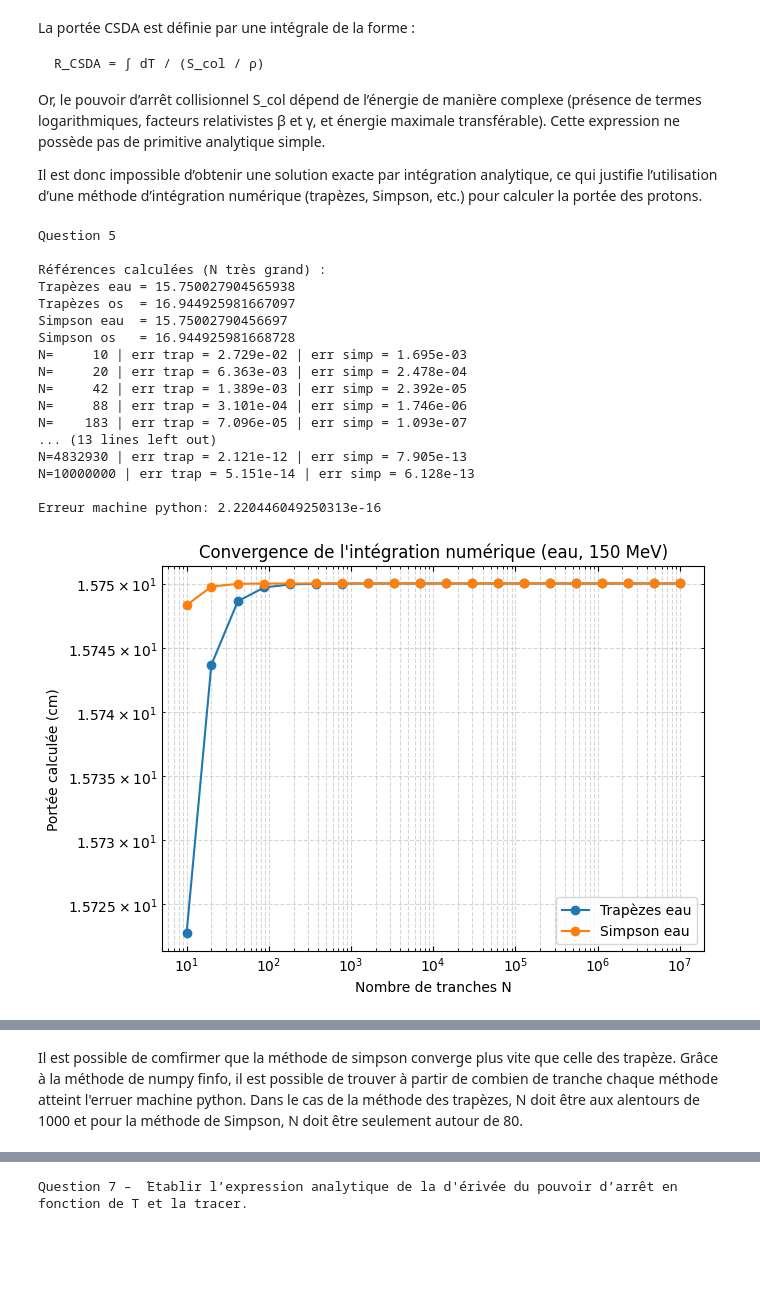
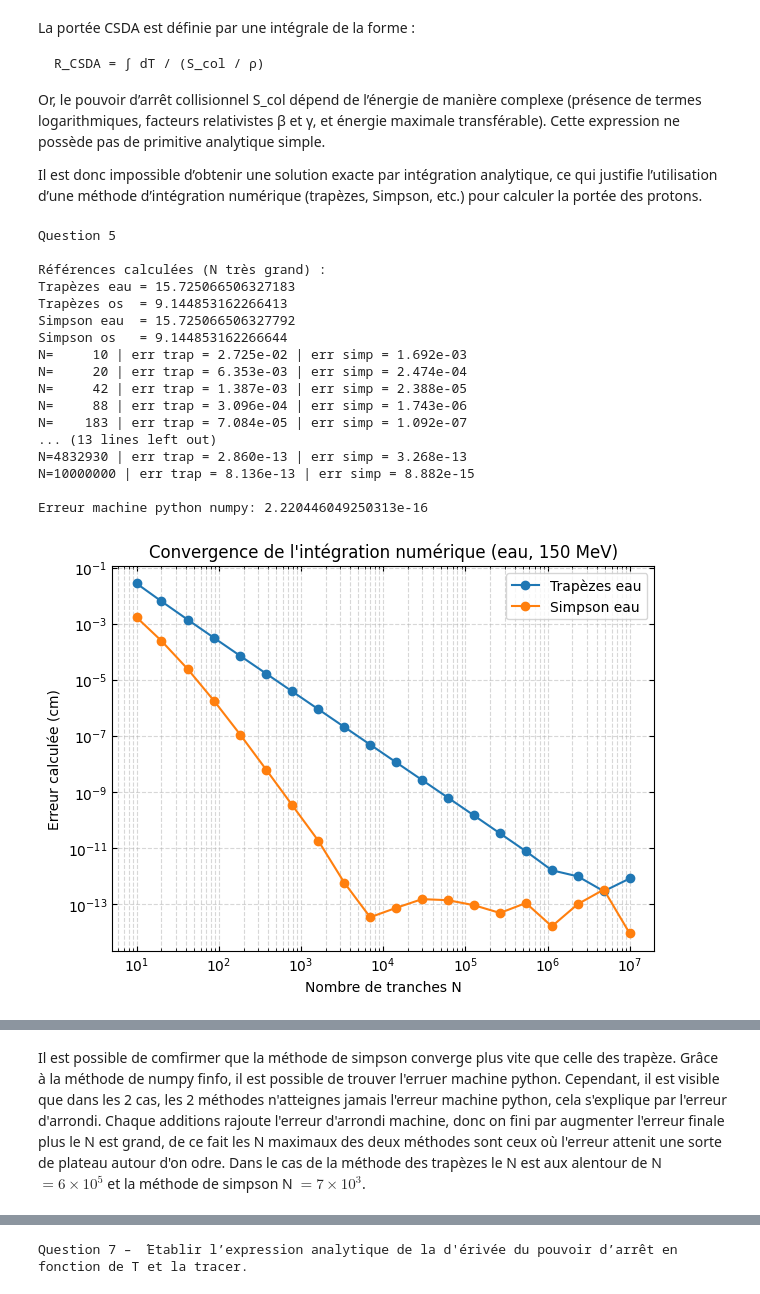
Before and after one commit to Jeremie-Beaupre/TP1_Phyznum, a Jupyter notebook: TP1.ipynb, the cells around one changed output, grey strips where cells are left out. Cells and saved outputs as stored; diff of their text form; code cells hidden in the pictures; blank space fills up the shorter version.

Commit message:
Version FInale Version 1 à réviser

```diff
--- a/TP1.ipynb
+++ b/TP1.ipynb
@@ -147,8 +147,11 @@ d’une méthode d’intégration numérique (trapèzes, Simpson, etc.)
 pour calculer la portée des protons.
 # %%
 print("Question 5")
+import sys
 
-N_integration_ref = 2000000   # Référence très précise
+
+
+N_integration_ref = 2000000  # Référence très précise
 N_integration = N_integration_ref
 
 def trapeze(x, y, N=5000):
@@ -192,8 +195,8 @@ S_bone  = stopping_power(E_proton, ne_bone,  I_bone)
 
 
 # --- INTÉGRANDE ---
-integrand_water = 1 / (S_water / rho_water) # S est en MeV/cm, rho en g/cm^3, donc S/rho est en MeV*cm^2/g, et 1/(S/rho) est en g/(MeV*cm^2)
-integrand_bone  = 1 / (S_bone / rho_bone)
+integrand_water = 1 / (S_water) # S est en MeV/cm, rho en g/cm^3, donc S/rho est en MeV*cm^2/g, et 1/(S/rho) est en g/(MeV*cm^2)
+integrand_bone  = 1 / (S_bone)
 
 
 # ============================
@@ -232,44 +235,56 @@ for N in N_values:
     err_simpson_water.append(abs(Rw_s - R_water_simp_ref))
 
     err_trap_water.append(Rw_t)
     err_simp_water.append(Rw_s)
 
     print(f"N={N:7d} | err trap = {err_trapeze_water[-1]:.3e} | err simp = {err_simpson_water[-1]:.3e}")
 
 
 # ============================
 # 3) GRAPHIQUE DEMANDÉ
 # ============================
 
-print(f"\nErreur machine python: {np.finfo(float).eps}")
+print(f"\nErreur machine python numpy: {np.finfo(float).eps}")
+
+plt.figure(figsize=(7,5))
+plt.loglog(N_values, err_trapeze_water, 'o-', label="Trapèzes eau")
+plt.loglog(N_values, err_simpson_water, 'o-', label="Simpson eau")
+plt.xlabel("Nombre de tranches N")
+# plt.ylabel("Erreur absolue")
+plt.ylabel("Erreur calculée (cm)")
+plt.title("Convergence de l'intégration numérique (eau, 150 MeV)")
+plt.grid(True, which="both", ls="--", alpha=0.5)
+plt.legend()
+plt.tick_params(axis='both', which='both', direction='in', top=True, right=True)
 
 plt.figure(figsize=(7,5))
 plt.loglog(N_values, err_trap_water, 'o-', label="Trapèzes eau")
 plt.loglog(N_values, err_simp_water, 'o-', label="Simpson eau")
 plt.xlabel("Nombre de tranches N")
 # plt.ylabel("Erreur absolue")
 plt.ylabel("Portée calculée (cm)")
 plt.title("Convergence de l'intégration numérique (eau, 150 MeV)")
 plt.grid(True, which="both", ls="--", alpha=0.5)
 plt.legend()
 plt.tick_params(axis='both', which='both', direction='in', top=True, right=True)
+
 plt.show()
 # %% [output]
 Question 5
 
 Références calculées (N très grand) :
-Trapèzes eau = 15.750027904565938
-Trapèzes os  = 16.944925981667097
-Simpson eau  = 15.75002790456697
-Simpson os   = 16.944925981668728
-N=     10 | err trap = 2.729e-02 | err simp = 1.695e-03
-N=     20 | err trap = 6.363e-03 | err simp = 2.478e-04
-N=     42 | err trap = 1.389e-03 | err simp = 2.392e-05
-N=     88 | err trap = 3.101e-04 | err simp = 1.746e-06
-N=    183 | err trap = 7.096e-05 | err simp = 1.093e-07
+Trapèzes eau = 15.725066506327183
+Trapèzes os  = 9.144853162266413
+Simpson eau  = 15.725066506327792
+Simpson os   = 9.144853162266644
+N=     10 | err trap = 2.725e-02 | err simp = 1.692e-03
+N=     20 | err trap = 6.353e-03 | err simp = 2.474e-04
+N=     42 | err trap = 1.387e-03 | err simp = 2.388e-05
+N=     88 | err trap = 3.096e-04 | err simp = 1.743e-06
+N=    183 | err trap = 7.084e-05 | err simp = 1.092e-07
 ... (13 lines left out)
-N=4832930 | err trap = 2.121e-12 | err simp = 7.905e-13
-N=10000000 | err trap = 5.151e-14 | err simp = 6.128e-13
+N=4832930 | err trap = 2.860e-13 | err simp = 3.268e-13
+N=10000000 | err trap = 8.136e-13 | err simp = 8.882e-15
 
-Erreur machine python: 2.220446049250313e-16
+Erreur machine python numpy: 2.220446049250313e-16
-[figure, old version]
+[figure, new version]
@@ -276,5 +292,5 @@ Erreur machine python: 2.220446049250313e-16
 # %% [markdown]
-Il est possible de comfirmer que la méthode de simpson converge plus vite que celle des trapèze. Grâce à la méthode de numpy finfo, il est possible de trouver à partir de combien de tranche chaque méthode atteint l'erruer machine python. Dans le cas de la méthode des trapèzes, N doit être aux alentours de 1000 et pour la méthode de Simpson, N doit être seulement autour de 80.
+Il est possible de comfirmer que la méthode de simpson converge plus vite que celle des trapèze. Grâce à la méthode de numpy finfo, il est possible de trouver l'erruer machine python. Cependant, il est visible que dans les 2 cas, les 2 méthodes n'atteignes jamais l'erreur machine python, cela s'explique par l'erreur d'arrondi. Chaque additions rajoute l'erreur d'arrondi machine, donc on fini par augmenter l'erreur finale plus le N est grand, de ce fait les N maximaux des deux méthodes sont ceux où l'erreur attenit une sorte de plateau autour d'on odre. Dans le cas de la méthode des trapèzes le N est aux alentour de N $ = 6 \times 10^5$ et la méthode de simpson N $= 7\times 10^3$.
 # %%
 print("\nQuestion 6 – Temps de calcul en fonction de N, CPU: Intel(R) Core(TM) i7-9750H CPU @ 2.60 GHz")
 
```
Also changed, not shown: parts of 20 cells of this notebook.
